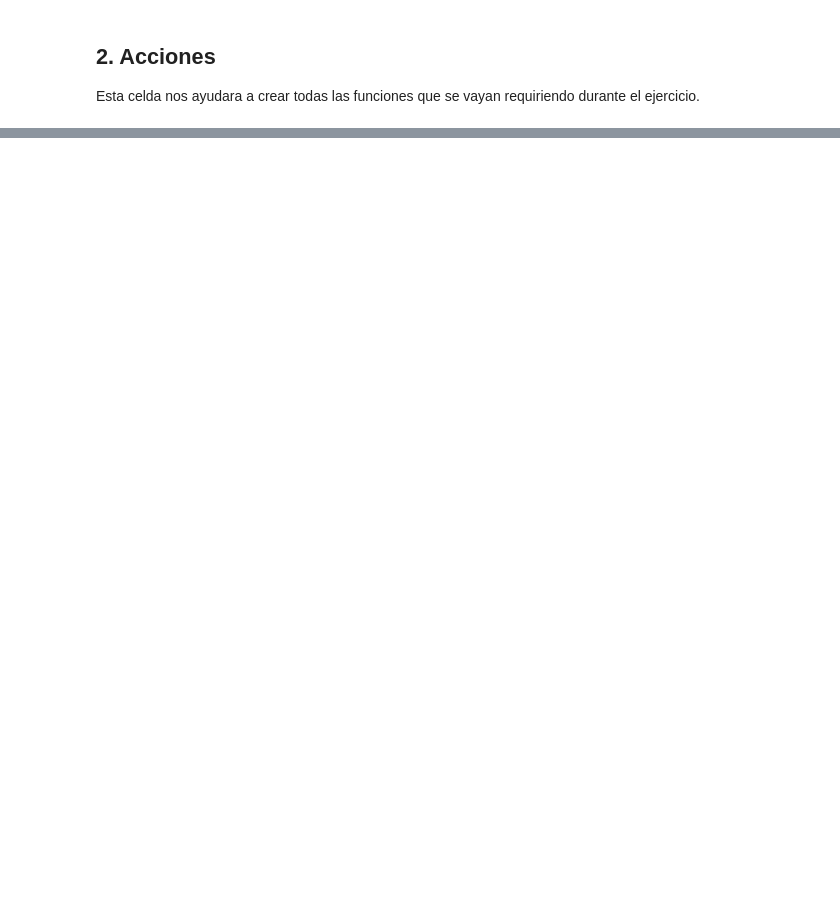
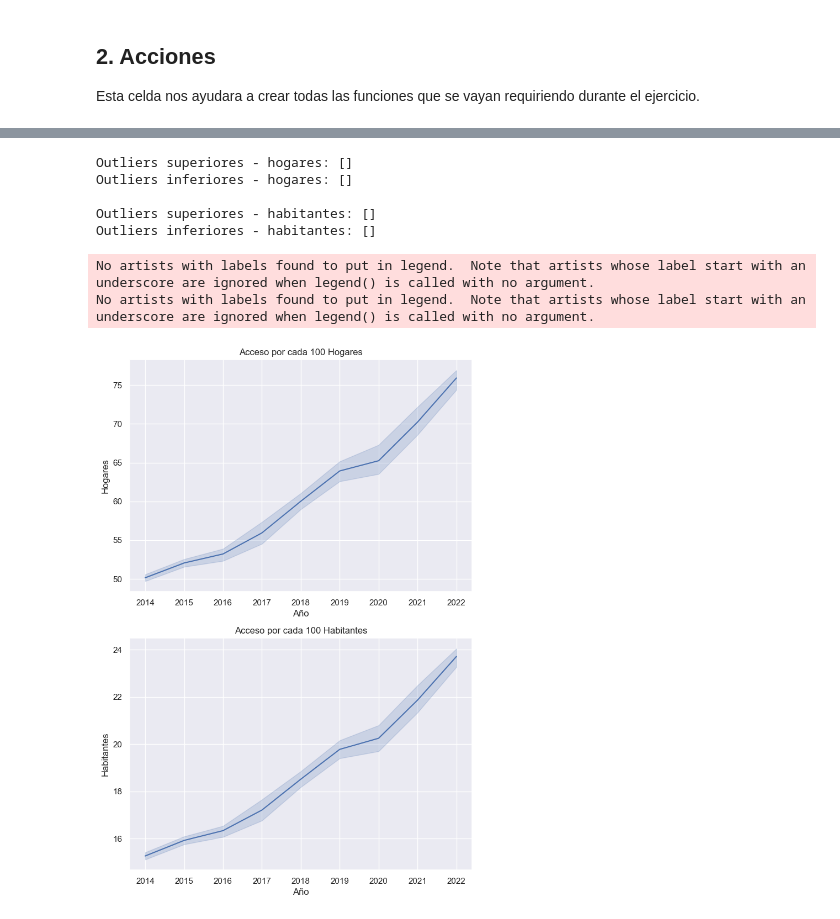
Before and after one commit to a1ternocles/Henry-Analytics, a Jupyter notebook: henry_analytics/eda_accesibilidad_tech.ipynb, the cells around one changed output, grey strips where cells are left out. Saved outputs shown, nothing was run; the diff lists cells and outputs as text; code cells hidden in the pictures; blank space fills up the shorter version.

```diff
--- a/henry_analytics/eda_accesibilidad_tech.ipynb
+++ b/henry_analytics/eda_accesibilidad_tech.ipynb
@@ -129,0 +139,55 @@ Tipos de datos:
+# %%
+iqr = inter_hogar["Accesos por cada 100 hogares"].quantile(0.75) - inter_hogar["Accesos por cada 100 hogares"].quantile(0.25) #rango intercuartil
+
+umbral_sup = inter_hogar["Accesos por cada 100 hogares"].quantile(0.75) + 1.5 * iqr
+umbral_inf = inter_hogar["Accesos por cada 100 hogares"].quantile(0.25) -1.5 * iqr
+
+outliers_sup = inter_hogar["Año"][inter_hogar["Accesos por cada 100 hogares"] > umbral_sup]
+outliers_inf = inter_hogar["Año"][inter_hogar["Accesos por cada 100 hogares"]  < umbral_inf]
+
+print(f"""Outliers superiores - hogares: {outliers_sup.values}
+Outliers inferiores - hogares: {outliers_inf.values}""")
+
+print(""" """)
+
+iqr = inter_hogar["Accesos por cada 100 hab"].quantile(0.75) - inter_hogar["Accesos por cada 100 hab"].quantile(0.25) #rango intercuartil
+
+umbral_sup = inter_hogar["Accesos por cada 100 hab"].quantile(0.75) + 1.5 * iqr
+umbral_inf = inter_hogar["Accesos por cada 100 hab"].quantile(0.25) -1.5 * iqr
+
+outliers_sup = inter_hogar["Año"][inter_hogar["Accesos por cada 100 hab"] > umbral_sup]
+outliers_inf = inter_hogar["Año"][inter_hogar["Accesos por cada 100 hab"]  < umbral_inf]
+
+print(f"""Outliers superiores - habitantes: {outliers_sup.values}
+Outliers inferiores - habitantes: {outliers_inf.values}""")
+# %% [output]
+Outliers superiores - hogares: []
+Outliers inferiores - hogares: []
+
+Outliers superiores - habitantes: []
+Outliers inferiores - habitantes: []
+# %%
+#Vamos a hacer algunos plots
+plt.figure(figsize=(8,12))
+
+plt.subplot(2,1,1)
+sns.lineplot(inter_hogar, x="Año", y = "Accesos por cada 100 hogares", palette="pastel")
+plt.xlabel("Año")
+plt.ylabel("Hogares")
+plt.title("Acceso por cada 100 Hogares")
+ax = plt.gca()
+ax.legend().set_visible(False)
+
+plt.subplot(2,1,2)
+sns.lineplot(inter_hogar, x="Año", y = "Accesos por cada 100 hab", palette="pastel")
+plt.xlabel("Año")
+plt.ylabel("Habitantes")
+plt.title("Acceso por cada 100 Habitantes")
+ax = plt.gca()
+ax.legend().set_visible(False)
+
+plt.show()
+# %% [output]
+No artists with labels found to put in legend.  Note that artists whose label start with an underscore are ignored when legend() is called with no argument.
+No artists with labels found to put in legend.  Note that artists whose label start with an underscore are ignored when legend() is called with no argument.
+[figure, added]
```
Also changed, not shown: parts of 15 cells of this notebook, 3 other files.
